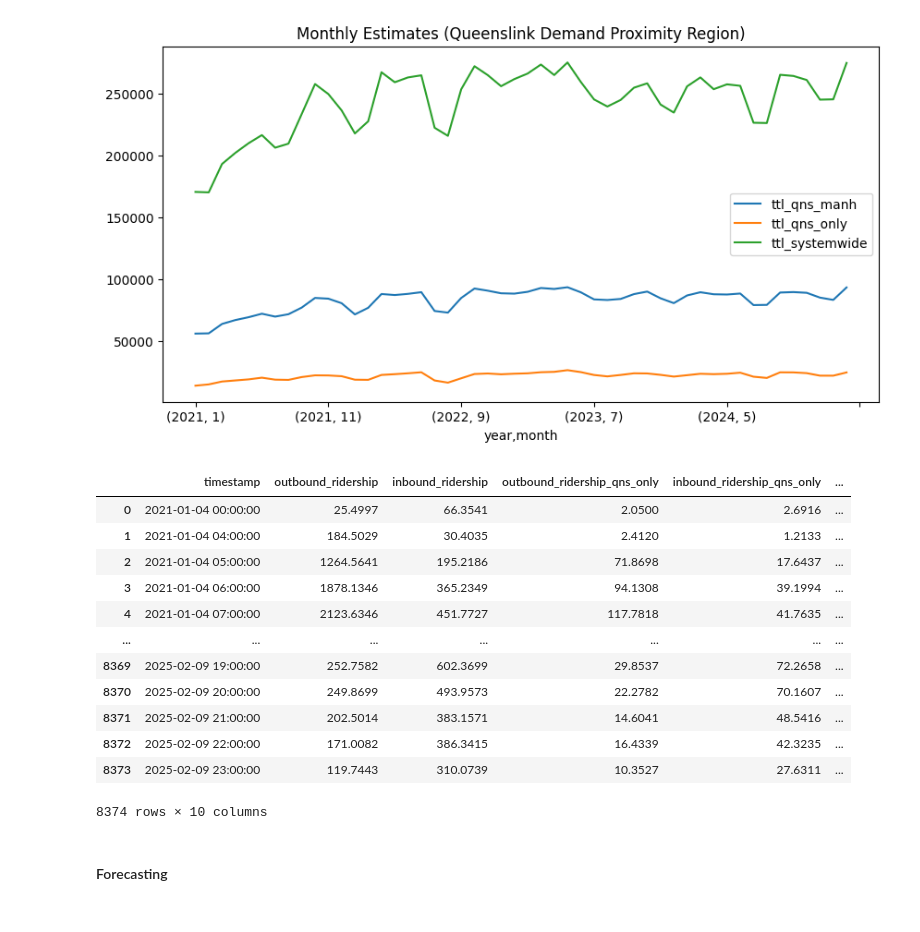
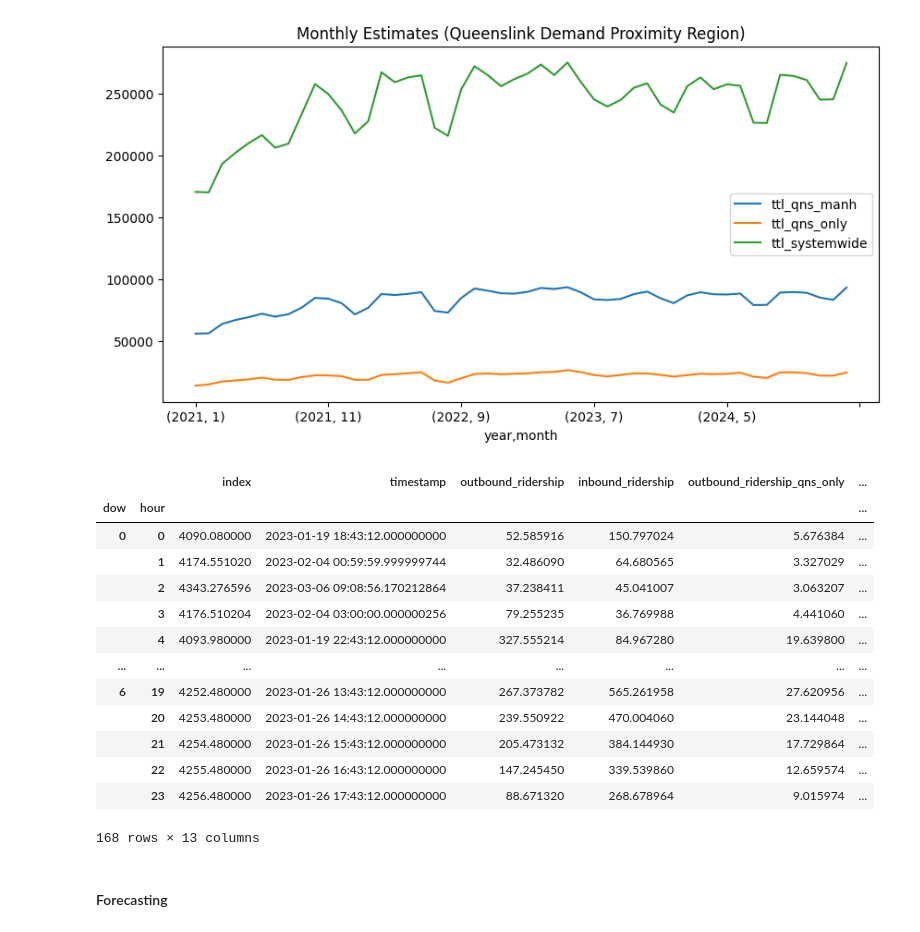
Before and after one commit to devennb/queenslink-ridership-analysis, a Jupyter notebook: project/demand_forecast1.ipynb, the cells around one changed output. Drawn from its saved outputs; the diff is of its cells as text; code cells hidden in the pictures.

```diff
--- a/project/demand_forecast1.ipynb
+++ b/project/demand_forecast1.ipynb
@@ -217,22 +217,23 @@ plt.show()
 # %% [output]
 [figure]
 [figure]
-# %%
-combined_subway_ridership
-# %% [output]
-|  | timestamp | outbound_ridership | inbound_ridership | outbound_ridership_qns_only | inbound_ridership_qns_only | ... |
-| 0 | 2021-01-04 00:00:00 | 25.4997 | 66.3541 | 2.0500 | 2.6916 | ... |
-| 1 | 2021-01-04 04:00:00 | 184.5029 | 30.4035 | 2.4120 | 1.2133 | ... |
-| 2 | 2021-01-04 05:00:00 | 1264.5641 | 195.2186 | 71.8698 | 17.6437 | ... |
-| 3 | 2021-01-04 06:00:00 | 1878.1346 | 365.2349 | 94.1308 | 39.1994 | ... |
-| 4 | 2021-01-04 07:00:00 | 2123.6346 | 451.7727 | 117.7818 | 41.7635 | ... |
-| ... | ... | ... | ... | ... | ... | ... |
-| 8369 | 2025-02-09 19:00:00 | 252.7582 | 602.3699 | 29.8537 | 72.2658 | ... |
-| 8370 | 2025-02-09 20:00:00 | 249.8699 | 493.9573 | 22.2782 | 70.1607 | ... |
-| 8371 | 2025-02-09 21:00:00 | 202.5014 | 383.1571 | 14.6041 | 48.5416 | ... |
-| 8372 | 2025-02-09 22:00:00 | 171.0082 | 386.3415 | 16.4339 | 42.3235 | ... |
-| 8373 | 2025-02-09 23:00:00 | 119.7443 | 310.0739 | 10.3527 | 27.6311 | ... |
-8374 rows × 10 columns
+# %%
+weekly_snapshot_example
+# %% [output]
+|  |  | index | timestamp | outbound_ridership | inbound_ridership | outbound_ridership_qns_only | ... |
+| dow | hour |  |  |  |  |  | ... |
+| 0 | 0 | 4090.080000 | 2023-01-19 18:43:12.000000000 | 52.585916 | 150.797024 | 5.676384 | ... |
+|  | 1 | 4174.551020 | 2023-02-04 00:59:59.999999744 | 32.486090 | 64.680565 | 3.327029 | ... |
+|  | 2 | 4343.276596 | 2023-03-06 09:08:56.170212864 | 37.238411 | 45.041007 | 3.063207 | ... |
+|  | 3 | 4176.510204 | 2023-02-04 03:00:00.000000256 | 79.255235 | 36.769988 | 4.441060 | ... |
+|  | 4 | 4093.980000 | 2023-01-19 22:43:12.000000000 | 327.555214 | 84.967280 | 19.639800 | ... |
+| ... | ... | ... | ... | ... | ... | ... | ... |
+| 6 | 19 | 4252.480000 | 2023-01-26 13:43:12.000000000 | 267.373782 | 565.261958 | 27.620956 | ... |
+|  | 20 | 4253.480000 | 2023-01-26 14:43:12.000000000 | 239.550922 | 470.004060 | 23.144048 | ... |
+|  | 21 | 4254.480000 | 2023-01-26 15:43:12.000000000 | 205.473132 | 384.144930 | 17.729864 | ... |
+|  | 22 | 4255.480000 | 2023-01-26 16:43:12.000000000 | 147.245450 | 339.539860 | 12.659574 | ... |
+|  | 23 | 4256.480000 | 2023-01-26 17:43:12.000000000 | 88.671320 | 268.678964 | 9.015974 | ... |
+168 rows × 13 columns
 # %% [markdown]
 #### Forecasting
 # %%
```
Also changed, not shown: 1 other file.
